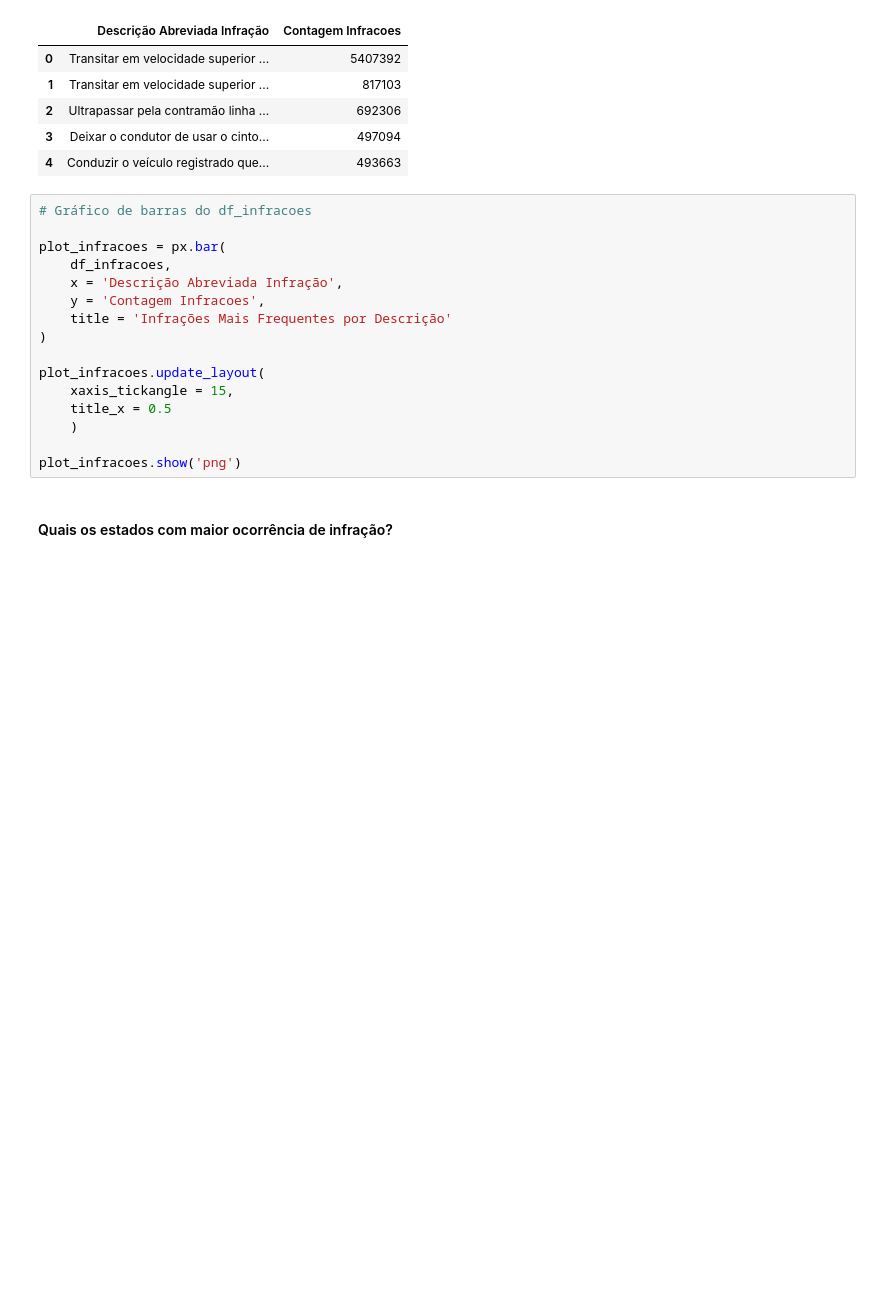
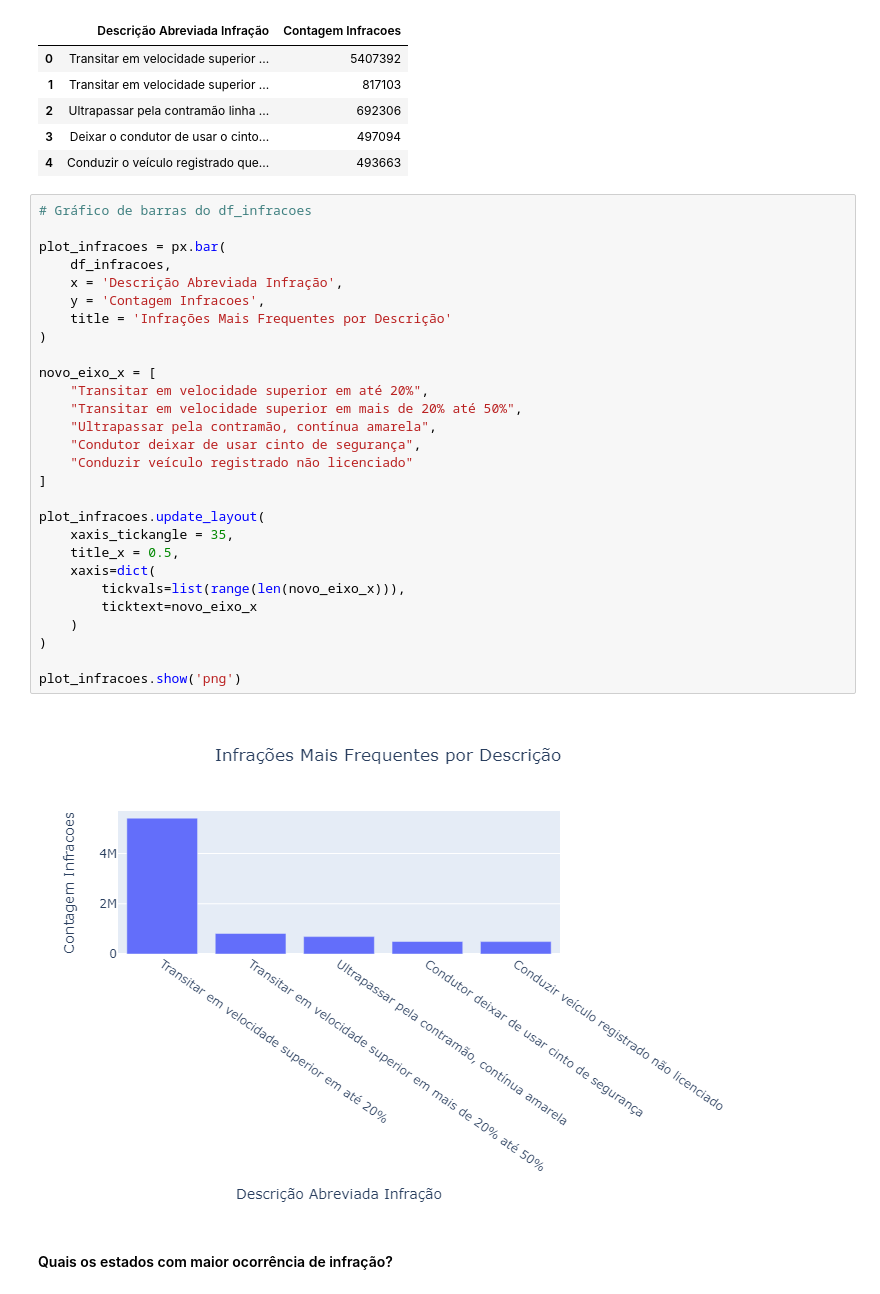
Before and after one commit to isabela-vitoriano/analise_dados_multas_prf, a Jupyter notebook: analise_exploratoria.ipynb, the cells around one changed output. Saved outputs shown, nothing was run; the diff lists cells and outputs as text; blank space fills up the shorter version.

```diff
--- a/analise_exploratoria.ipynb
+++ b/analise_exploratoria.ipynb
@@ -281,19 +283,33 @@ display(df_infracoes)
 # %%
 # Gráfico de barras do df_infracoes
 
 plot_infracoes = px.bar(
     df_infracoes,
     x = 'Descrição Abreviada Infração',
     y = 'Contagem Infracoes',
     title = 'Infrações Mais Frequentes por Descrição'
 )
 
+novo_eixo_x = [
+    "Transitar em velocidade superior em até 20%",
+    "Transitar em velocidade superior em mais de 20% até 50%",
+    "Ultrapassar pela contramão, contínua amarela",
+    "Condutor deixar de usar cinto de segurança",
+    "Conduzir veículo registrado não licenciado"
+]
+
 plot_infracoes.update_layout(
-    xaxis_tickangle = 15,
-    title_x = 0.5
+    xaxis_tickangle = 35,
+    title_x = 0.5,
+    xaxis=dict(
+        tickvals=list(range(len(novo_eixo_x))),
+        ticktext=novo_eixo_x
     )
+)
 
 plot_infracoes.show('png')
+# %% [output]
+[figure, added]
 # %% [markdown]
 #### Quais os estados com maior ocorrência de infração?
 # %%
```
Also changed, not shown: parts of 2 cells of this notebook.
